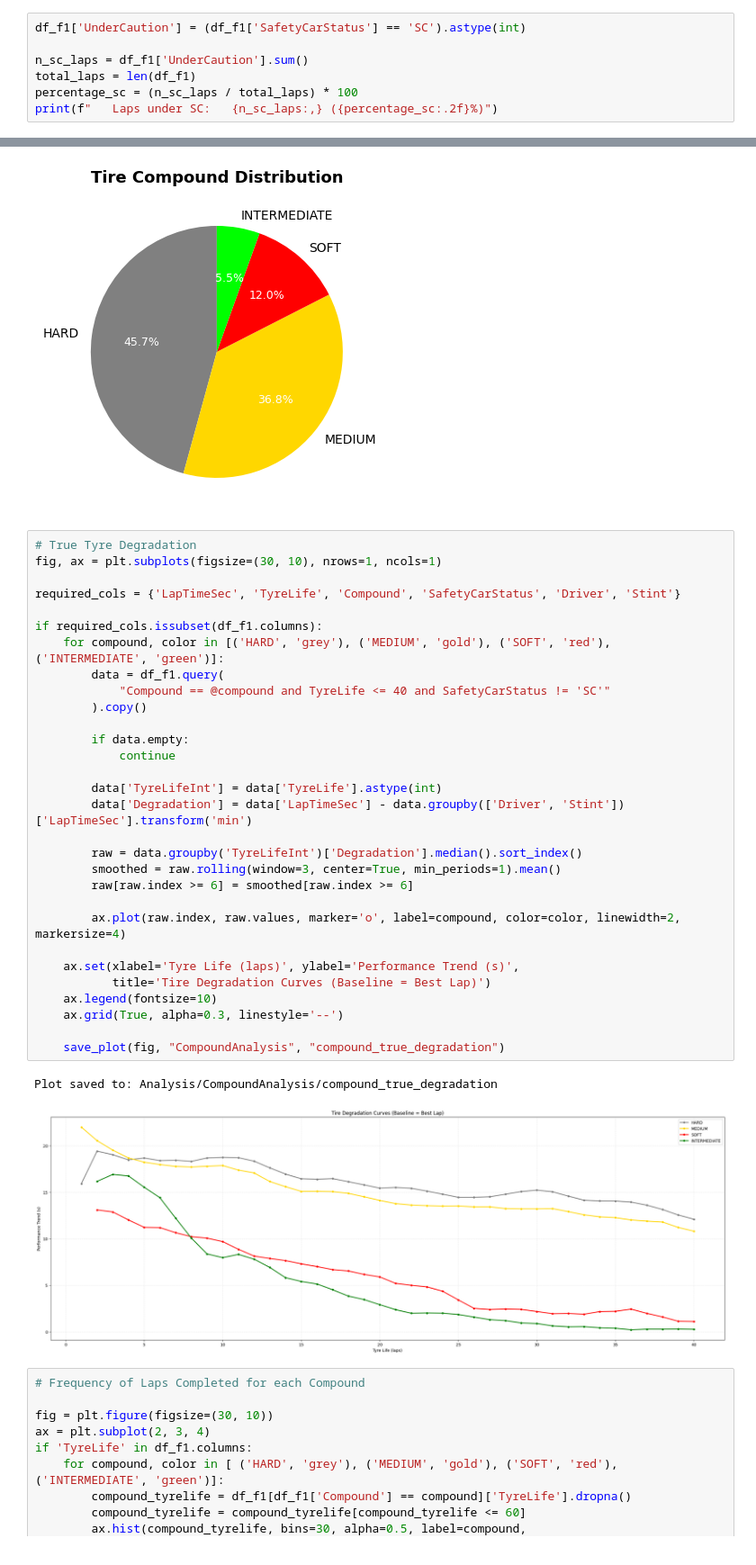
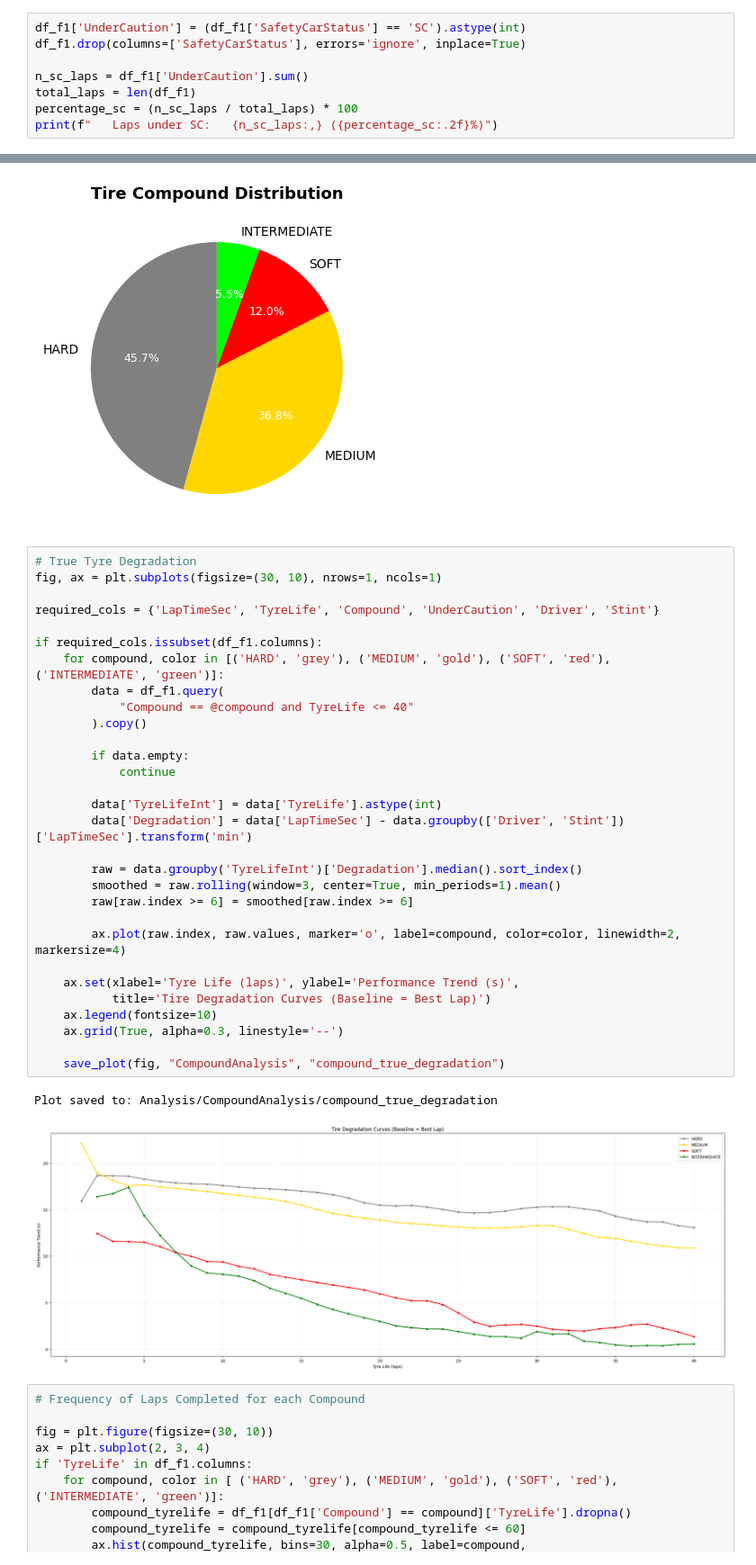
Before and after one commit to FedericoSabbadini/F1_StrategyPredictor, a Jupyter notebook: 02:dbAnalysis/DataAnalysis.ipynb, the cells around one changed output, grey strips where cells are left out. Shown at 90% size. Saved outputs shown, nothing was run; the diff lists cells and outputs as text.

Commit message:
encoding
- label encoder from dataAnalysis, to encode drivers, laps and circuits
- target features encoding move out LSTMModel.ipynb

```diff
--- a/02:dbAnalysis/DataAnalysis.ipynb
+++ b/02:dbAnalysis/DataAnalysis.ipynb
@@ -323,6 +329,7 @@ Lap Time Statistics:
    Std Dev:             10.93s
 # %%
 df_f1['UnderCaution'] = (df_f1['SafetyCarStatus'] == 'SC').astype(int)
+df_f1.drop(columns=['SafetyCarStatus'], errors='ignore', inplace=True)
 
 n_sc_laps = df_f1['UnderCaution'].sum()
 total_laps = len(df_f1)
@@ -568,36 +575,36 @@ Plot saved to: Analysis/CompoundAnalysis/compound_distribution
 # %%
 # True Tyre Degradation
 fig, ax = plt.subplots(figsize=(30, 10), nrows=1, ncols=1)
 
-required_cols = {'LapTimeSec', 'TyreLife', 'Compound', 'SafetyCarStatus', 'Driver', 'Stint'}
+required_cols = {'LapTimeSec', 'TyreLife', 'Compound', 'UnderCaution', 'Driver', 'Stint'}
 
 if required_cols.issubset(df_f1.columns):
     for compound, color in [('HARD', 'grey'), ('MEDIUM', 'gold'), ('SOFT', 'red'), ('INTERMEDIATE', 'green')]:
         data = df_f1.query(
-            "Compound == @compound and TyreLife <= 40 and SafetyCarStatus != 'SC'"
+            "Compound == @compound and TyreLife <= 40"
         ).copy()
 
         if data.empty:
             continue
 
         data['TyreLifeInt'] = data['TyreLife'].astype(int)
         data['Degradation'] = data['LapTimeSec'] - data.groupby(['Driver', 'Stint'])['LapTimeSec'].transform('min')
 
         raw = data.groupby('TyreLifeInt')['Degradation'].median().sort_index()
         smoothed = raw.rolling(window=3, center=True, min_periods=1).mean()
         raw[raw.index >= 6] = smoothed[raw.index >= 6]
 
         ax.plot(raw.index, raw.values, marker='o', label=compound, color=color, linewidth=2, markersize=4)
 
     ax.set(xlabel='Tyre Life (laps)', ylabel='Performance Trend (s)',
            title='Tire Degradation Curves (Baseline = Best Lap)')
     ax.legend(fontsize=10)
     ax.grid(True, alpha=0.3, linestyle='--')
 
     save_plot(fig, "CompoundAnalysis", "compound_true_degradation")
 # %% [output]
 Plot saved to: Analysis/CompoundAnalysis/compound_true_degradation
-[figure, old version]
+[figure, new version]
 # %%
 # Frequency of Laps Completed for each Compound
 
```
Also changed, not shown: parts of 47 cells of this notebook, 6 other files.
